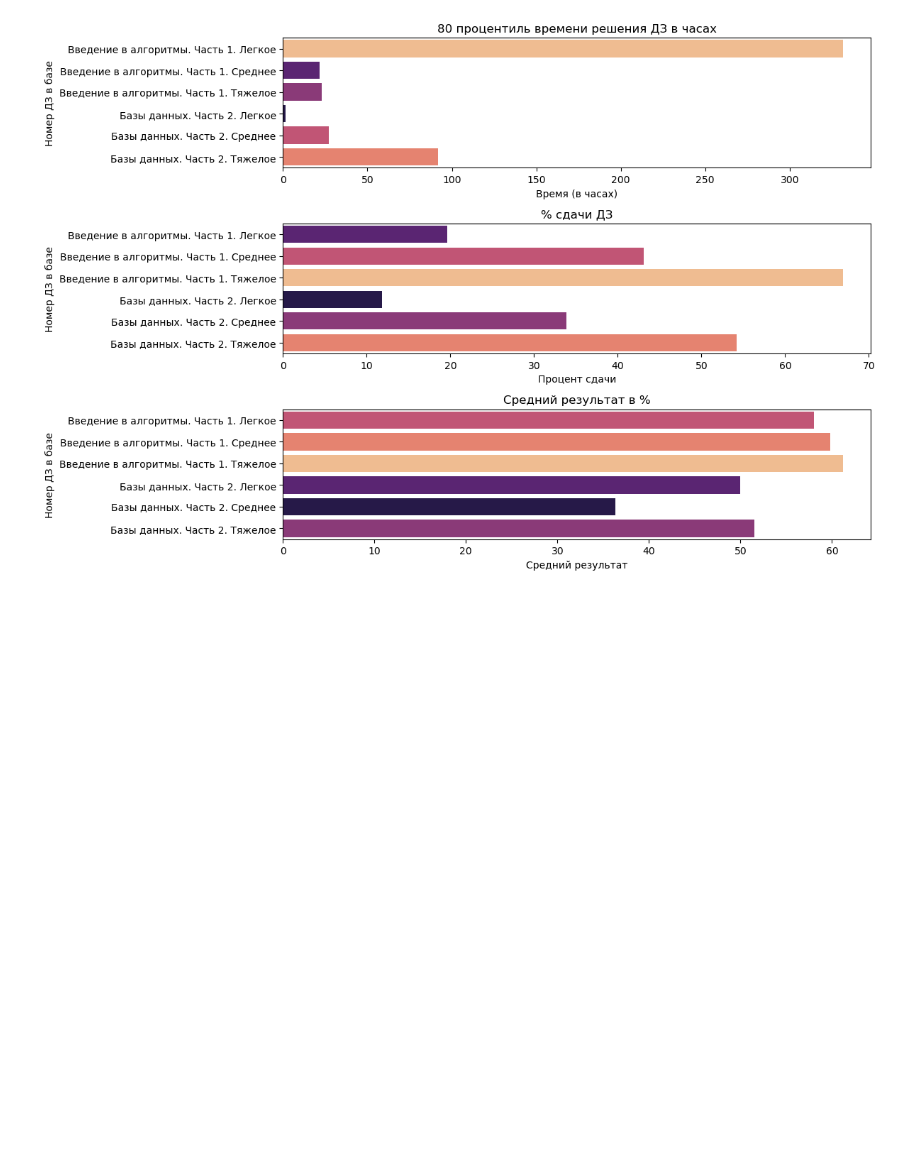
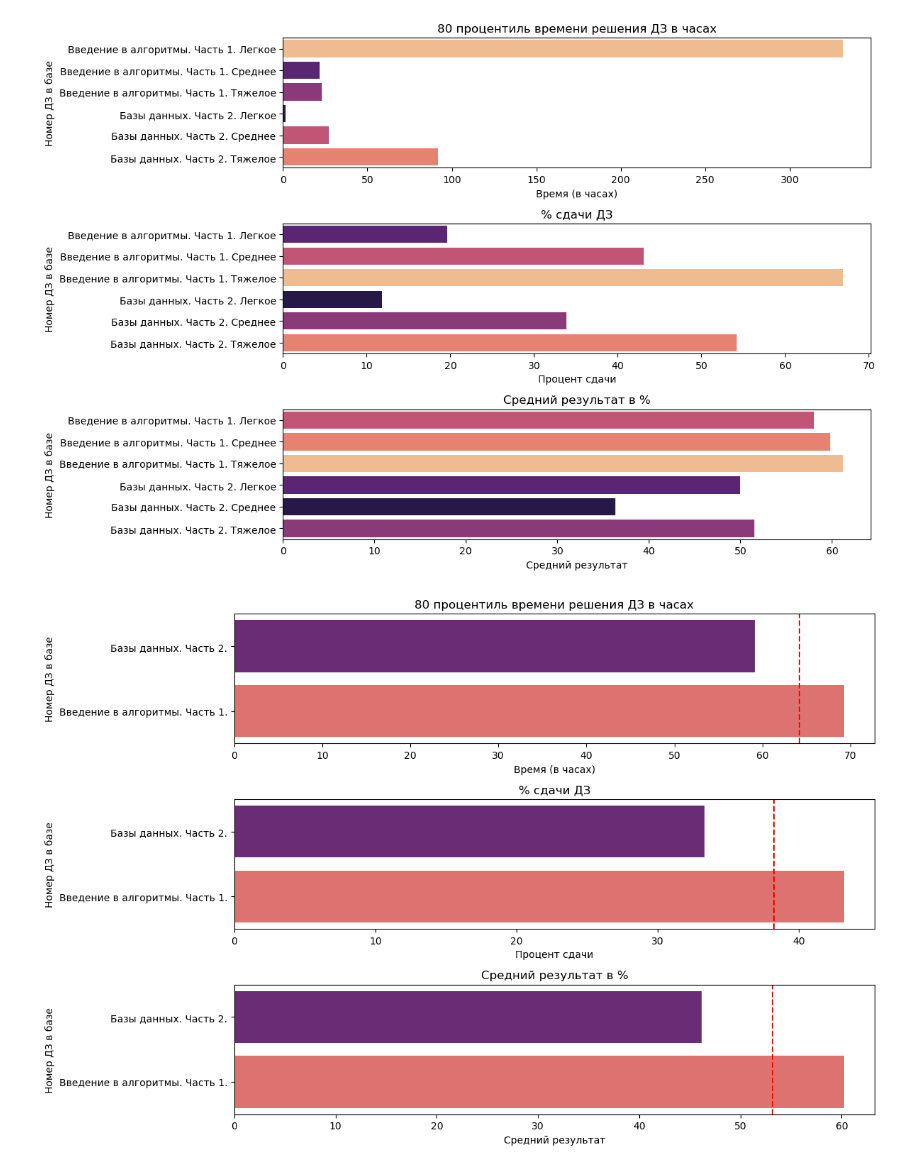
Before and after one commit to serioio321/homework_analysis, a Jupyter notebook: homework_analysis.ipynb, the cells around one changed output. Saved outputs shown, nothing was run; the diff lists cells and outputs as text; code cells hidden in the pictures; blank space fills up the shorter version.

```diff
--- a/homework_analysis.ipynb
+++ b/homework_analysis.ipynb
@@ -201,3 +201,87 @@ plt.tight_layout()
 plt.show()
 # %% [output]
 [figure]
+# %%
+data_copy = groupby_traсk.copy()
+# ДЗ выбирается по вхождению строки в названии
+data_sort_copy = data_copy[data_copy['ДЗ в базе'].str.contains('Базы данных. Часть 2|алгоритмы. Часть 1')]
+
+fig, axes = plt.subplots(nrows=3, figsize=(12, 8))
+
+# График 80 процентиль времени решения ДЗ в минутах
+sns.barplot(x='80 процентиль времени решения ДЗ в часах', y='ДЗ в базе', hue='80 процентиль времени решения ДЗ в часах', data=data_sort_copy, palette='magma', dodge=False, ax=axes[0])
+axes[0].set_title('80 процентиль времени решения ДЗ в часах')
+axes[0].set_xlabel('Время (в часах)')
+axes[0].set_ylabel('Номер ДЗ в базе')
+axes[0].legend().set_visible(False)
+# Вертикальная красная черта для среднего значения
+mean_value_1 = data_sort_copy['80 процентиль времени решения ДЗ в часах'].mean()
+axes[0].axvline(mean_value_1, color='red', linestyle='--')
+
+# График % сдачи ДЗ
+sns.barplot(x='% сдачи ДЗ', y='ДЗ в базе', palette='magma', hue='% сдачи ДЗ', data=data_sort_copy, dodge=False, ax=axes[1])
+axes[1].set_title('% сдачи ДЗ')
+axes[1].set_xlabel('Процент сдачи')
+axes[1].set_ylabel('Номер ДЗ в базе')
+axes[1].legend().set_visible(False)
+
+mean_value_2 = data_sort_copy['% сдачи ДЗ'].mean()
+axes[1].axvline(mean_value_2, color='red', linestyle='--')
+
+# График среднего результата в %
+sns.barplot(x='средний результат в %', y='ДЗ в базе', hue='средний результат в %', palette='magma', data=data_sort_copy, dodge=False, ax=axes[2])
+axes[2].set_title('Средний результат в %')
+axes[2].set_xlabel('Средний результат')
+axes[2].set_ylabel('Номер ДЗ в базе')
+axes[2].legend().set_visible(False)
+
+mean_value_3 = data_sort_copy['средний результат в %'].mean()
+axes[2].axvline(mean_value_3, color='red', linestyle='--', label='Среднее')
+
+
+plt.tight_layout()
+
+plt.show()
+
+data_copy = data.copy()
+# ДЗ выбирается по вхождению строки в названии
+data_sort_copy = data_copy[data_copy['ДЗ в базе'].str.contains('Базы данных. Часть 2|алгоритмы. Часть 1')]
+
+fig, axes = plt.subplots(nrows=3, figsize=(12, 8))
+
+# График 80 процентиль времени решения ДЗ в минутах
+sns.barplot(x='80 процентиль времени решения ДЗ в часах', y='ДЗ в базе', hue='80 процентиль времени решения ДЗ в часах', data=data_sort_copy, palette='magma', dodge=False, ax=axes[0])
+axes[0].set_title('80 процентиль времени решения ДЗ в часах')
+axes[0].set_xlabel('Время (в часах)')
+axes[0].set_ylabel('Номер ДЗ в базе')
+axes[0].legend().set_visible(False)
+# Вертикальная красная черта для среднего значения
+mean_value_1 = data_sort_copy['80 процентиль времени решения ДЗ в часах'].mean()
+axes[0].axvline(mean_value_1, color='red', linestyle='--')
+
+# График % сдачи ДЗ
+sns.barplot(x='% сдачи ДЗ', y='ДЗ в базе', palette='magma', hue='% сдачи ДЗ', data=data_sort_copy, dodge=False, ax=axes[1])
+axes[1].set_title('% сдачи ДЗ')
+axes[1].set_xlabel('Процент сдачи')
+axes[1].set_ylabel('Номер ДЗ в базе')
+axes[1].legend().set_visible(False)
+
+mean_value_2 = data_sort_copy['% сдачи ДЗ'].mean()
+axes[1].axvline(mean_value_2, color='red', linestyle='--')
+
+# График среднего результата в %
+sns.barplot(x='средний результат в %', y='ДЗ в базе', hue='средний результат в %', palette='magma', data=data_sort_copy, dodge=False, ax=axes[2])
+axes[2].set_title('Средний результат в %')
+axes[2].set_xlabel('Средний результат')
+axes[2].set_ylabel('Номер ДЗ в базе')
+axes[2].legend().set_visible(False)
+
+mean_value_3 = data_sort_copy['средний результат в %'].mean()
+axes[2].axvline(mean_value_3, color='red', linestyle='--', label='Среднее')
+
+
+plt.tight_layout()
+
+plt.show()
+# %% [output]
+[figure, added]
```
Also changed, not shown: parts of 2 cells of this notebook.
